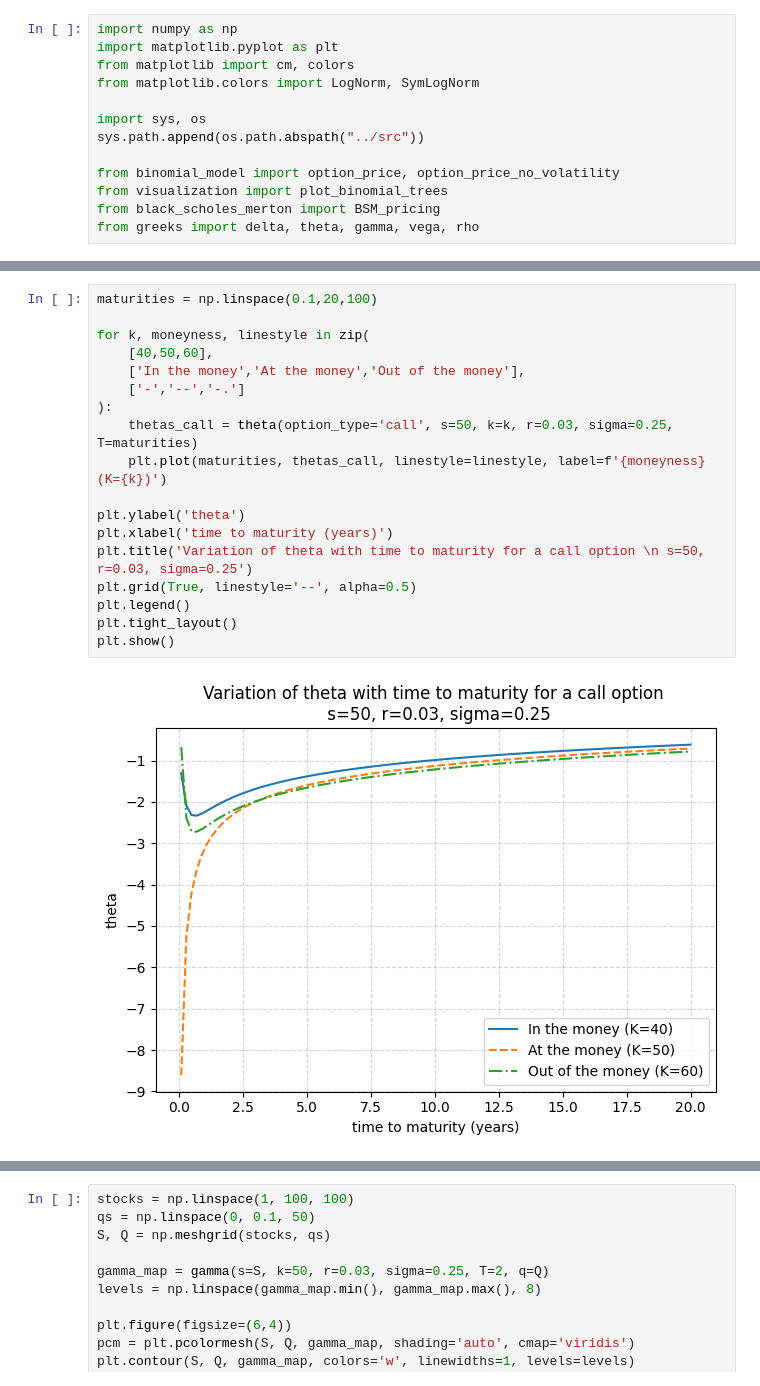
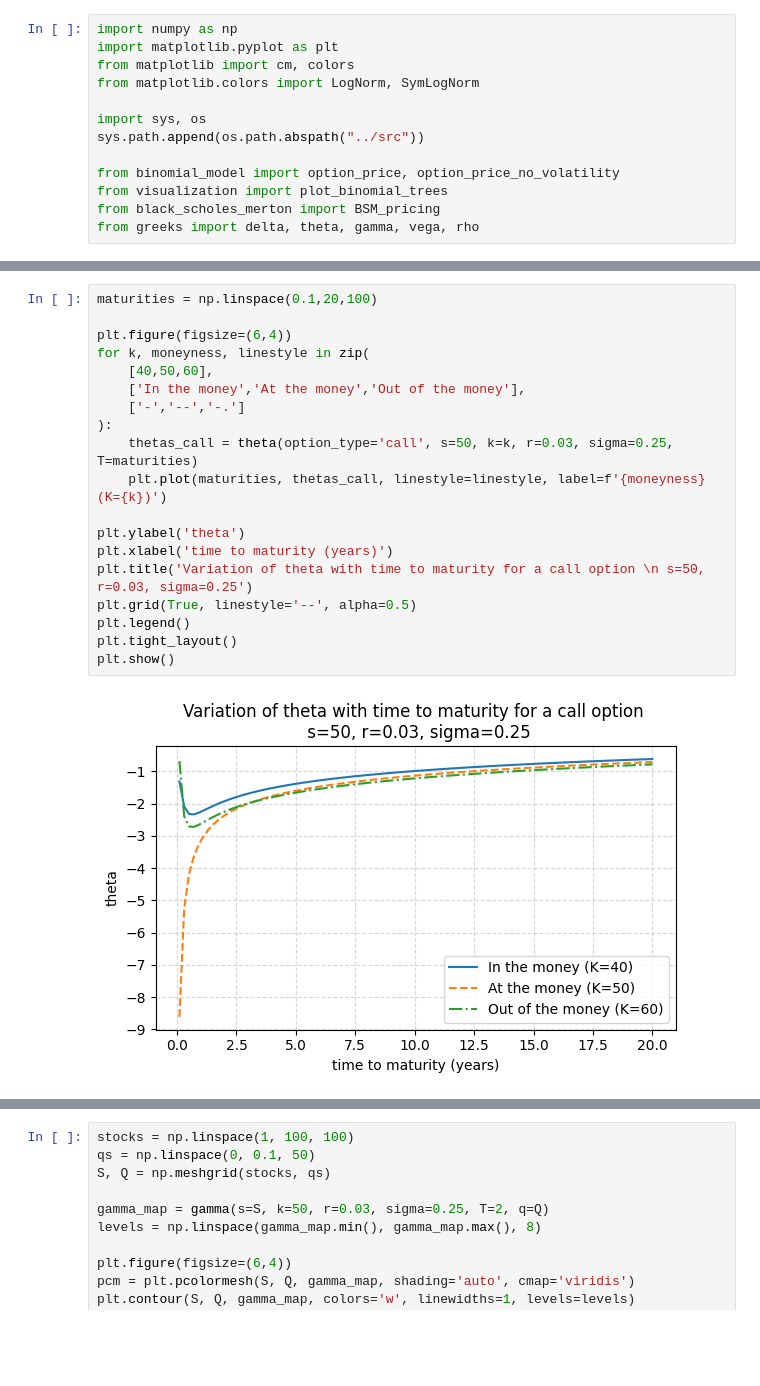
Before and after one commit to hsiuhsil/options_futures_derivatives, a Jupyter notebook: notebooks/demo of greeks.ipynb, the cells around one changed output, grey strips where cells are left out. Drawn from its saved outputs; the diff is of its cells as text; blank space fills up the shorter version.

```diff
--- a/notebooks/demo of greeks.ipynb
+++ b/notebooks/demo of greeks.ipynb
@@ -93,23 +98,24 @@ plt.show()
 # %%
 maturities = np.linspace(0.1,20,100)
 
+plt.figure(figsize=(6,4))
 for k, moneyness, linestyle in zip(
     [40,50,60],
     ['In the money','At the money','Out of the money'],
     ['-','--','-.']
 ):
     thetas_call = theta(option_type='call', s=50, k=k, r=0.03, sigma=0.25, T=maturities)
     plt.plot(maturities, thetas_call, linestyle=linestyle, label=f'{moneyness} (K={k})')
 
 plt.ylabel('theta')
 plt.xlabel('time to maturity (years)')
 plt.title('Variation of theta with time to maturity for a call option \n s=50, r=0.03, sigma=0.25')
 plt.grid(True, linestyle='--', alpha=0.5)
 plt.legend()
 plt.tight_layout()
 plt.show()
 # %% [output]
-[figure, old version]
+[figure, new version]
 # %%
 stocks = np.linspace(1, 100, 100)
 qs = np.linspace(0, 0.1, 50)
```
Also changed, not shown: parts of 18 cells of this notebook.
